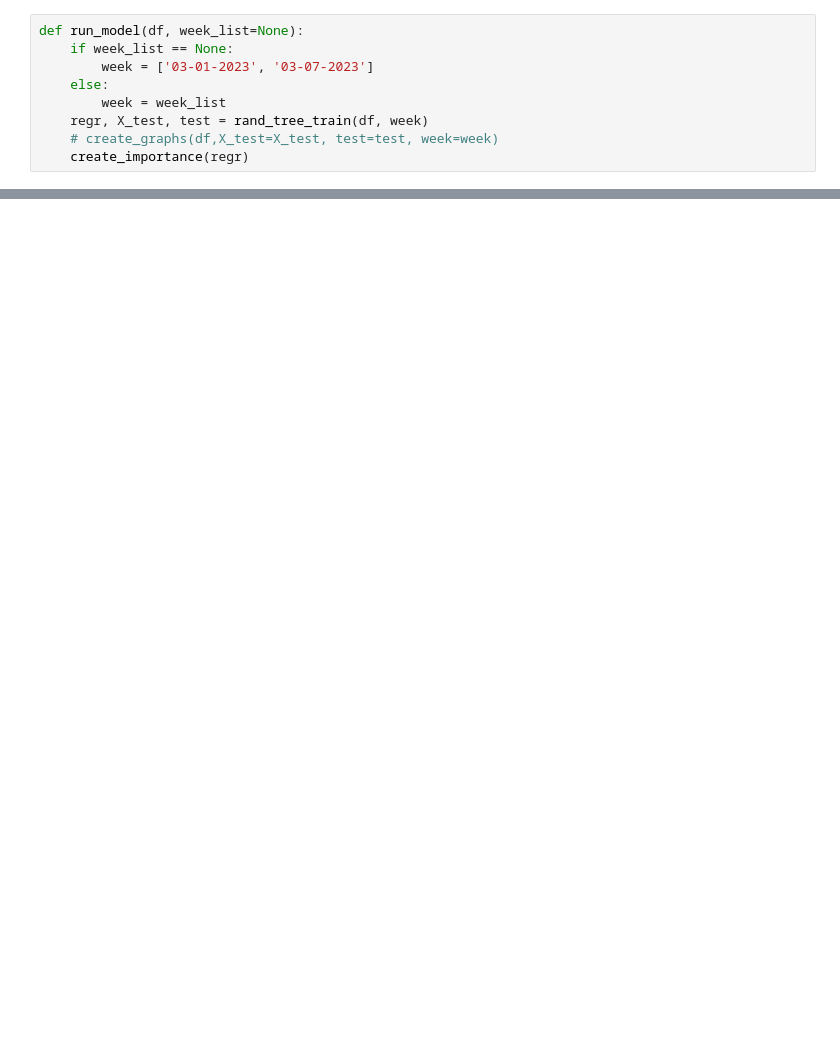
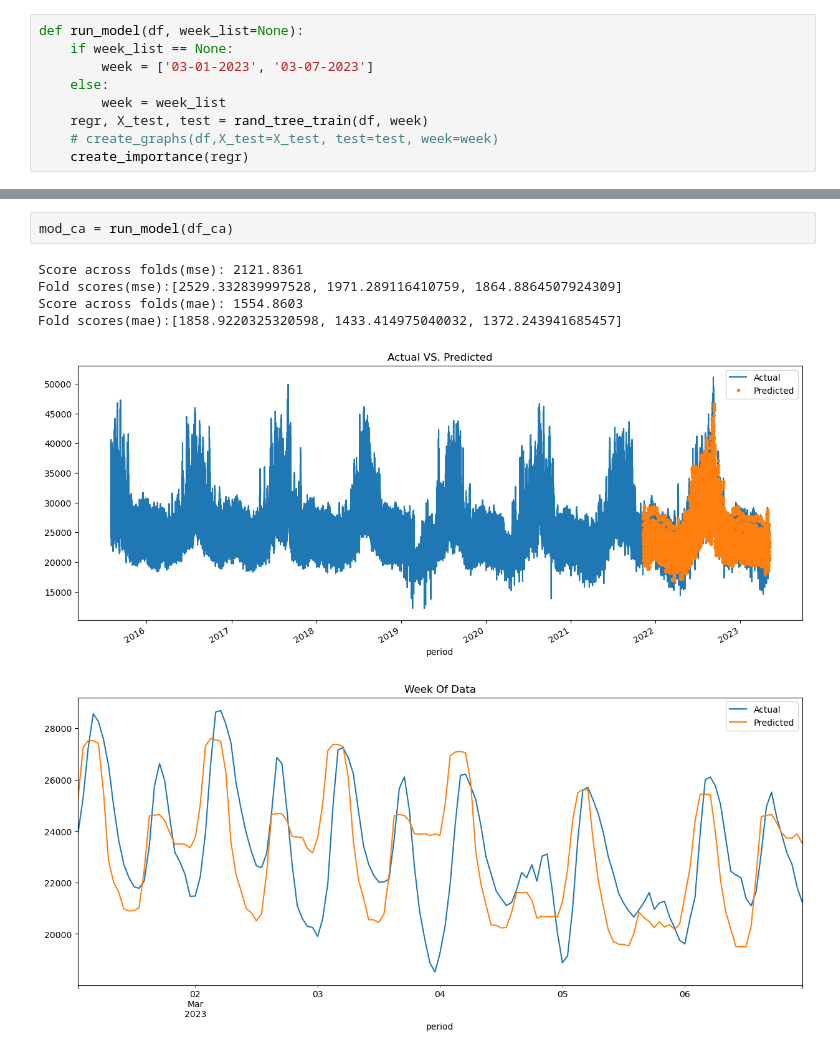
Before and after one commit to shane-sarabdial/WeatherWatts-, a Jupyter notebook: edward/ML Test.ipynb, the cells around one changed output, grey strips where cells are left out. Drawn from its saved outputs; the diff is of its cells as text; blank space fills up the shorter version.

```diff
--- a/edward/ML Test.ipynb
+++ b/edward/ML Test.ipynb
@@ -138,0 +257,9 @@ Fold scores:[4156.6623662189, 4230.392940866487, 5227.13875020087]
+# %%
+mod_ca = run_model(df_ca)
+# %% [output]
+Score across folds(mse): 2121.8361
+Fold scores(mse):[2529.332839997528, 1971.289116410759, 1864.8864507924309]
+Score across folds(mae): 1554.8603
+Fold scores(mae):[1858.9220325320598, 1433.414975040032, 1372.243941685457]
+[figure, added]
+[figure, added]
```
Also changed, not shown: parts of 19 cells of this notebook.
